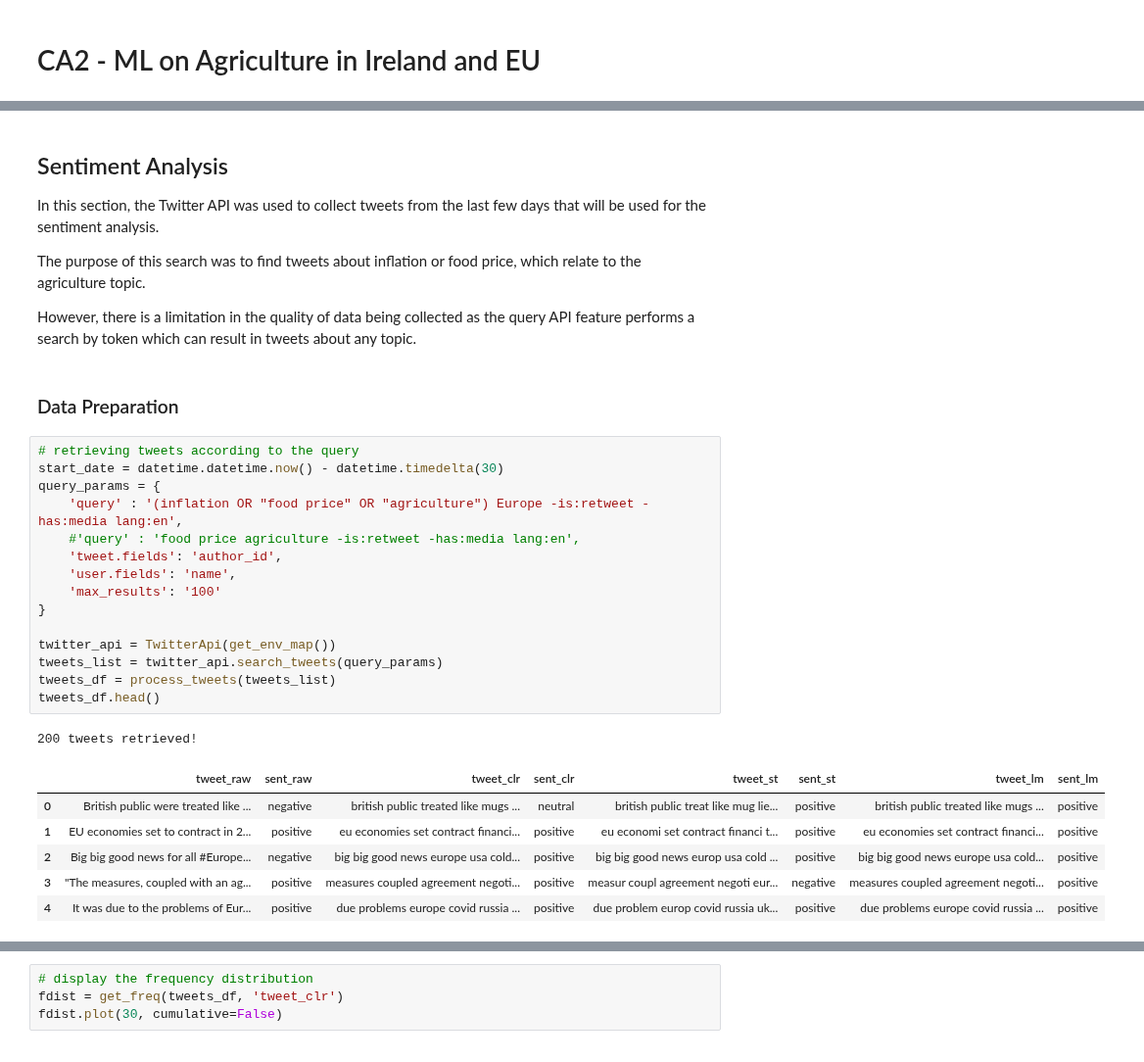
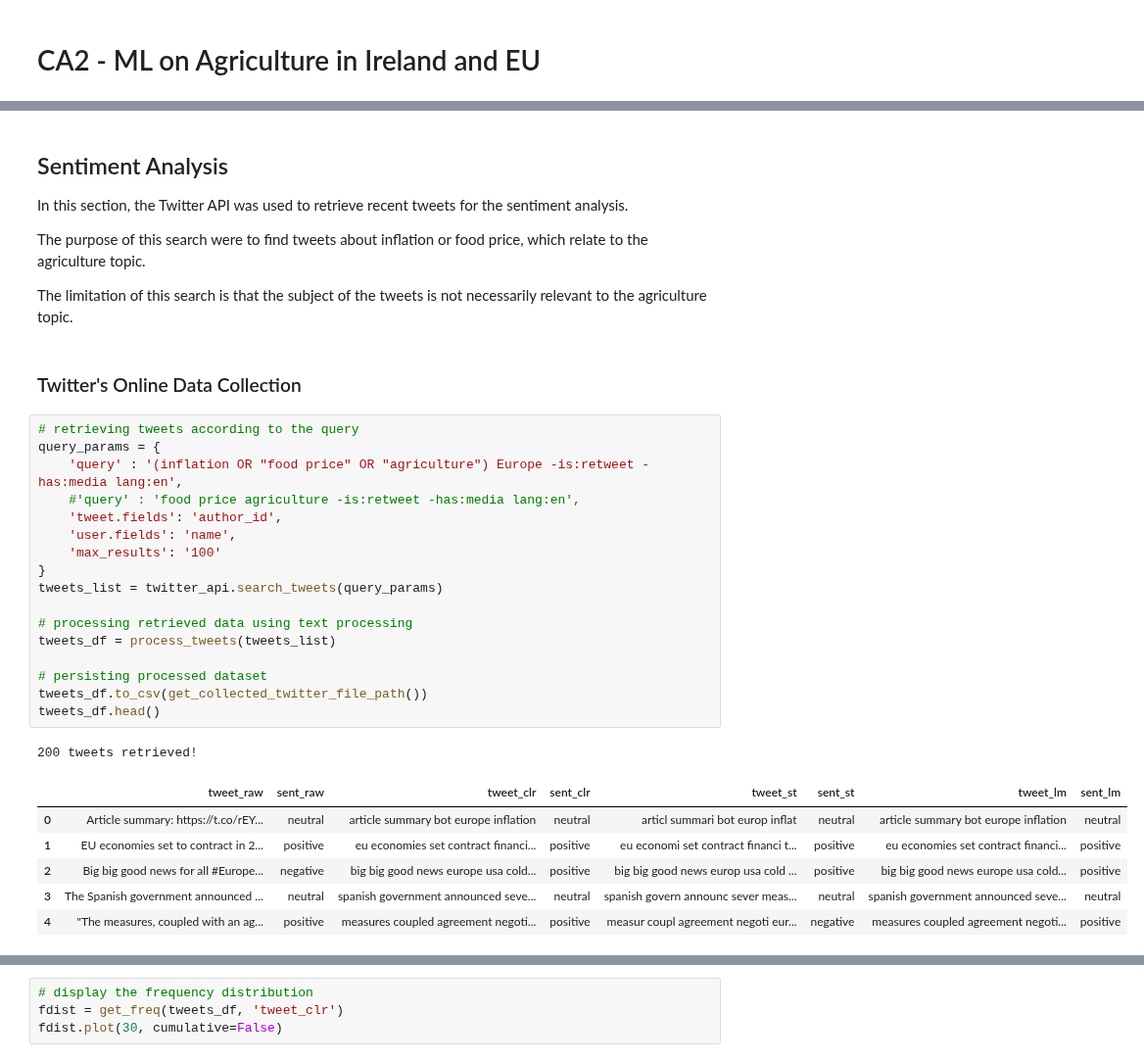
Before and after one commit to CCT-MastersDA/cct-ca2, a Jupyter notebook: jupyter/ML.ipynb, the cells around one changed output, grey strips where cells are left out. Shown at 98% size. Cells and saved outputs as stored; diff of their text form.

Commit message:
ML Comments and Dataset Logic - Fixes in the Stats notebook

```diff
--- a/jupyter/ML.ipynb
+++ b/jupyter/ML.ipynb
@@ -307,33 +570,35 @@ def get_freq(df, colname):
 # %% [markdown]
 ## Sentiment Analysis
 
-In this section, the Twitter API was used to collect tweets from the last few days that will be used for the sentiment analysis.
+In this section, the Twitter API was used to retrieve recent tweets for the sentiment analysis.
 
-The purpose of this search was to find tweets about inflation or food price, which relate to the agriculture topic.
+The purpose of this search were to find tweets about inflation or food price, which relate to the agriculture topic.
 
-However, there is a limitation in the quality of data being collected as the query API feature performs a search by token which can result in tweets about any topic.
+The limitation of this search is that the subject of the tweets is not necessarily relevant to the agriculture topic.
-# %% [markdown]
-### Data Preparation
+# %% [markdown]
+### Twitter's Online Data Collection
 # %%
 # retrieving tweets according to the query
-start_date = datetime.datetime.now() - datetime.timedelta(30)
 query_params = {
     'query' : '(inflation OR "food price" OR "agriculture") Europe -is:retweet -has:media lang:en',
     #'query' : 'food price agriculture -is:retweet -has:media lang:en',
     'tweet.fields': 'author_id',
     'user.fields': 'name',
     'max_results': '100'
 }
+tweets_list = twitter_api.search_tweets(query_params)
 
-twitter_api = TwitterApi(get_env_map())
-tweets_list = twitter_api.search_tweets(query_params)
+# processing retrieved data using text processing
 tweets_df = process_tweets(tweets_list)
+
+# persisting processed dataset
+tweets_df.to_csv(get_collected_twitter_file_path())
 tweets_df.head()
 # %% [output]
 200 tweets retrieved!
 |  | tweet_raw | sent_raw | tweet_clr | sent_clr | tweet_st | sent_st | tweet_lm | sent_lm |
-| 0 | British public were treated like ... | negative | british public treated like mugs ... | neutral | british public treat like mug lie... | positive | british public treated like mugs ... | positive |
+| 0 | Article summary: https://t.co/rEY... | neutral | article summary bot europe inflation | neutral | articl summari bot europ inflat | neutral | article summary bot europe inflation | neutral |
 | 1 | EU economies set to contract in 2... | positive | eu economies set contract financi... | positive | eu economi set contract financi t... | positive | eu economies set contract financi... | positive |
 | 2 | Big big good news for all #Europe... | negative | big big good news europe usa cold... | positive | big big good news europ usa cold ... | positive | big big good news europe usa cold... | positive |
-| 3 | "The measures, coupled with an ag... | positive | measures coupled agreement negoti... | positive | measur coupl agreement negoti eur... | negative | measures coupled agreement negoti... | positive |
-| 4 | It was due to the problems of Eur... | positive | due problems europe covid russia ... | positive | due problem europ covid russia uk... | positive | due problems europe covid russia ... | positive |
+| 3 | The Spanish government announced ... | neutral | spanish government announced seve... | neutral | spanish govern announc sever meas... | neutral | spanish government announced seve... | neutral |
+| 4 | "The measures, coupled with an ag... | positive | measures coupled agreement negoti... | positive | measur coupl agreement negoti eur... | negative | measures coupled agreement negoti... | positive |
```
Also changed, not shown: parts of 14 cells of this notebook, 3 other files.
